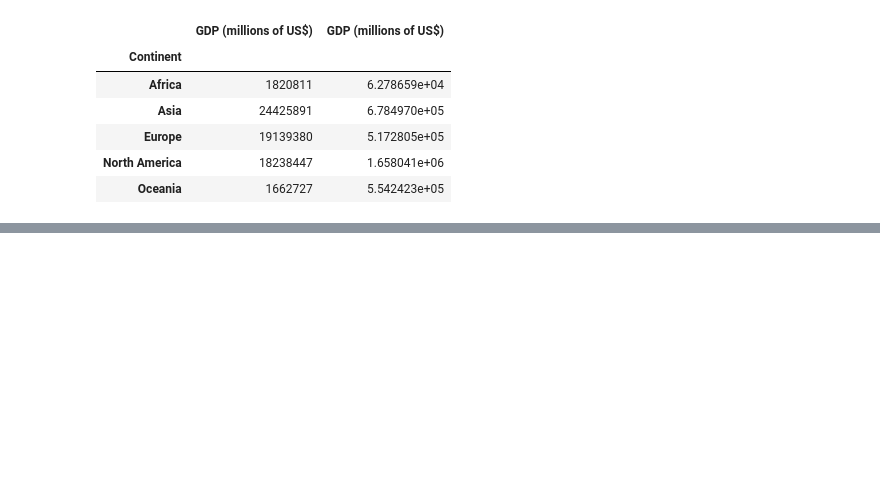
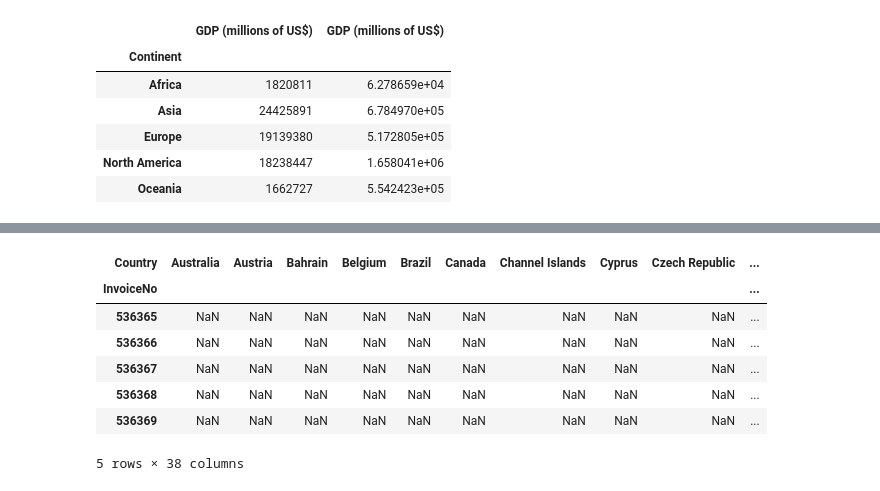
Before and after one commit to caopham123/DA2210R1, a Jupyter notebook: demo_pandas.ipynb, the cells around one changed output, grey strips where cells are left out. Saved outputs shown, nothing was run; the diff lists cells and outputs as text; code cells hidden in the pictures; blank space fills up the shorter version.

```diff
--- a/demo_pandas.ipynb
+++ b/demo_pandas.ipynb
@@ -102,0 +134,15 @@ df_merge.head()
+# %%
+# Xây dựng bảng Pivot table, với mỗi Số hóa đơn tính trung bình cộng
+# số lượng các mặt hàng theo từng Quốc gia.
+
+onl_reatail_1 = onl_reatail.pivot_table(values='Quantity',index='InvoiceNo',columns='Country',aggfunc='mean',dropna=False)
+onl_reatail_1.head()
+# %% [output]
+| Country | Australia | Austria | Bahrain | Belgium | Brazil | Canada | Channel Islands | Cyprus | Czech Republic | ... |
+| InvoiceNo |  |  |  |  |  |  |  |  |  | ... |
+| 536365 | NaN | NaN | NaN | NaN | NaN | NaN | NaN | NaN | NaN | ... |
+| 536366 | NaN | NaN | NaN | NaN | NaN | NaN | NaN | NaN | NaN | ... |
+| 536367 | NaN | NaN | NaN | NaN | NaN | NaN | NaN | NaN | NaN | ... |
+| 536368 | NaN | NaN | NaN | NaN | NaN | NaN | NaN | NaN | NaN | ... |
+| 536369 | NaN | NaN | NaN | NaN | NaN | NaN | NaN | NaN | NaN | ... |
+5 rows × 38 columns
```
Also changed, not shown: parts of 4 cells of this notebook.
